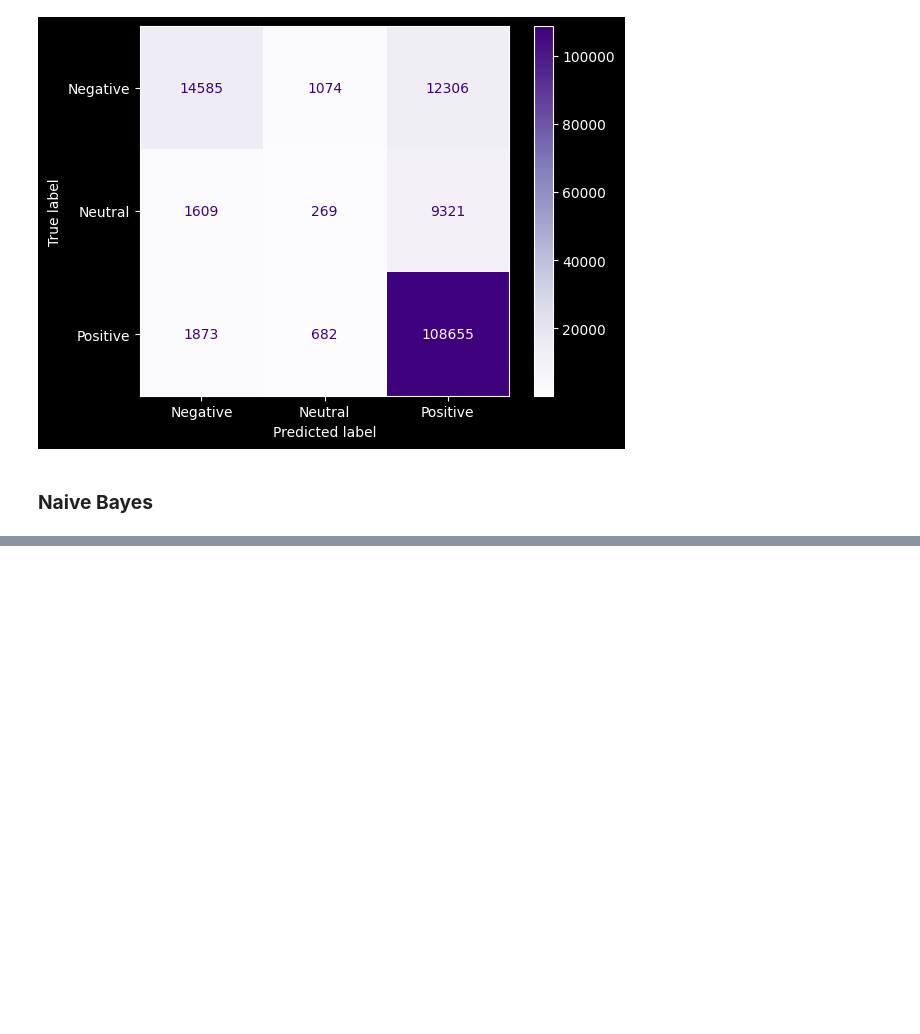
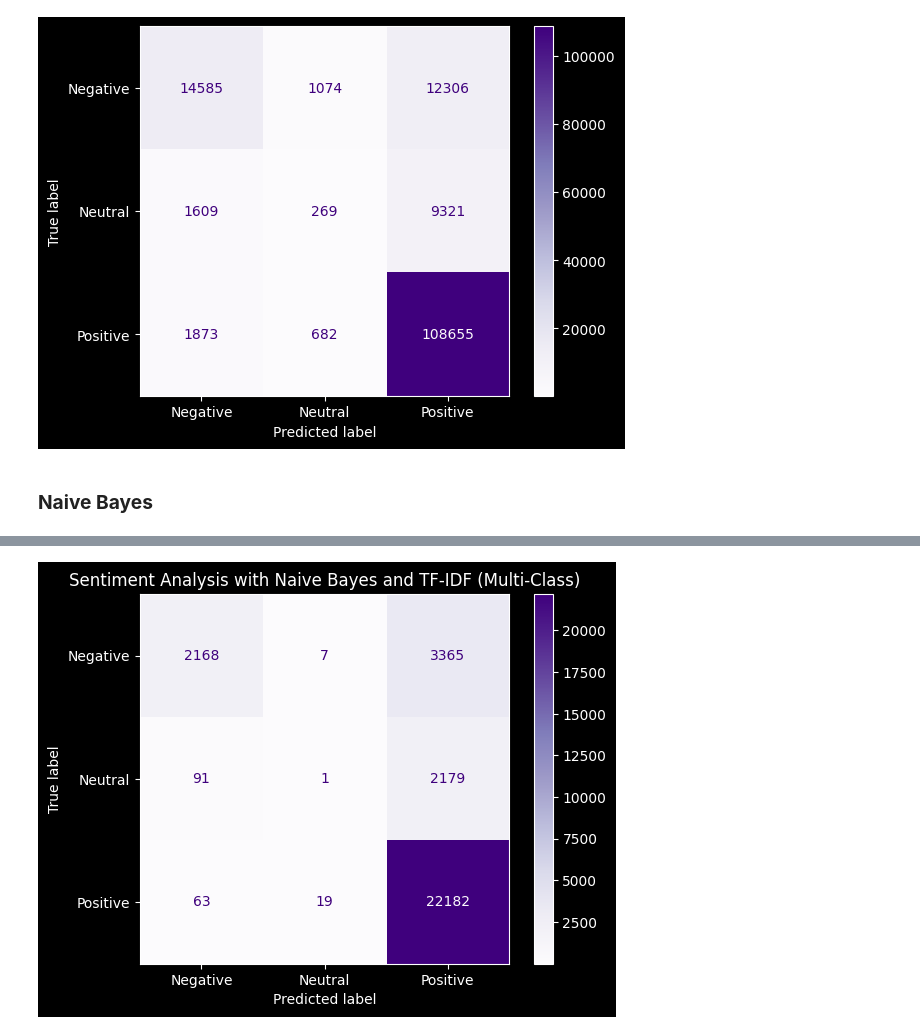
Before and after one commit to erwincarlogonzales/nlp-app, a Jupyter notebook: nlp.ipynb, the cells around one changed output, grey strips where cells are left out. Cells and saved outputs as stored; diff of their text form; code cells hidden in the pictures; blank space fills up the shorter version.

Commit message:
forgot to plug nb_classifier to evaluate_model_nb(model)

```diff
--- a/nlp.ipynb
+++ b/nlp.ipynb
@@ -631,11 +631,11 @@ X, vectorizer = vectorize_text(text_data=df['lemmas'])
 y = df['true_label']
 
 # Split the dataset into train and test
-X_train, X_test, y_train, y_test = train_test_split(X, y, test_size=0.2, random_state=42)
+X_train, X_test, y_train, y_test = train_test_split(X, y, test_size=0.20, random_state=42)
 
 # Train model
 nb_classifier = train_naive_bayes(X_train, y_train)
-accuracy, test_pred = evaluate_model_nb(model, X_test, y_test)
+accuracy, test_pred = evaluate_model_nb(nb_classifier, X_test, y_test)
 
 print(f'Naive Bayes Accuracy with TF-IDF (Multi-Class): {accuracy:.2f}')
 # %% [output]
@@ -644,15 +643,17 @@ KeyboardInterrupt:
 # %%
 from sklearn.metrics import classification_report, confusion_matrix, ConfusionMatrixDisplay
 
 # Classification report
 report = classification_report(y_test, test_pred, labels=labels)
 
 # Confusion matrix
 cm = confusion_matrix(y_test, test_pred, labels=labels)
 
 # Plot confusion matrix
 disp = ConfusionMatrixDisplay(confusion_matrix=cm,
                               display_labels=labels)
-disp.plt(cmap='Purples')
+disp.plot(cmap='Purples')
 plt.title('Sentiment Analysis with Naive Bayes and TF-IDF (Multi-Class)')
 plt.show()
+# %% [output]
+[figure, added]
```
Also changed, not shown: parts of 1 cell of this notebook.
